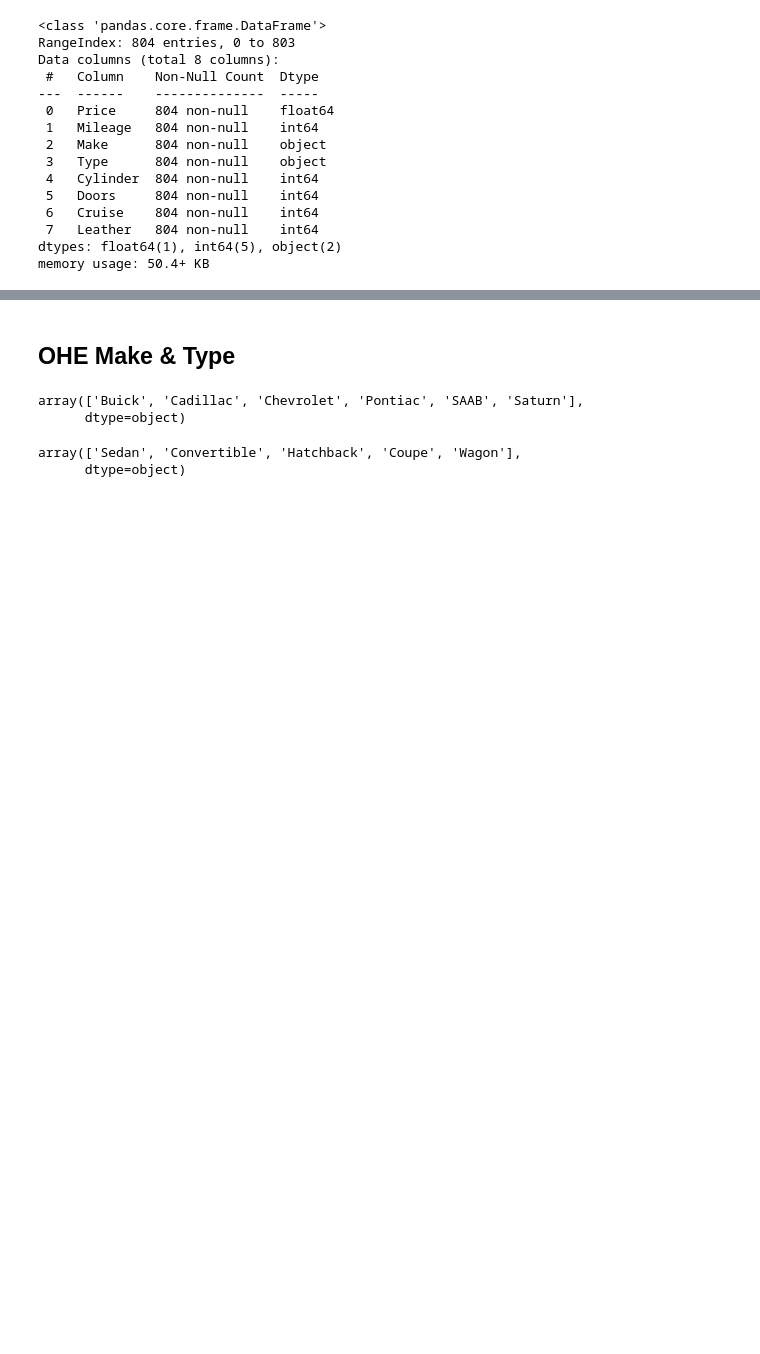
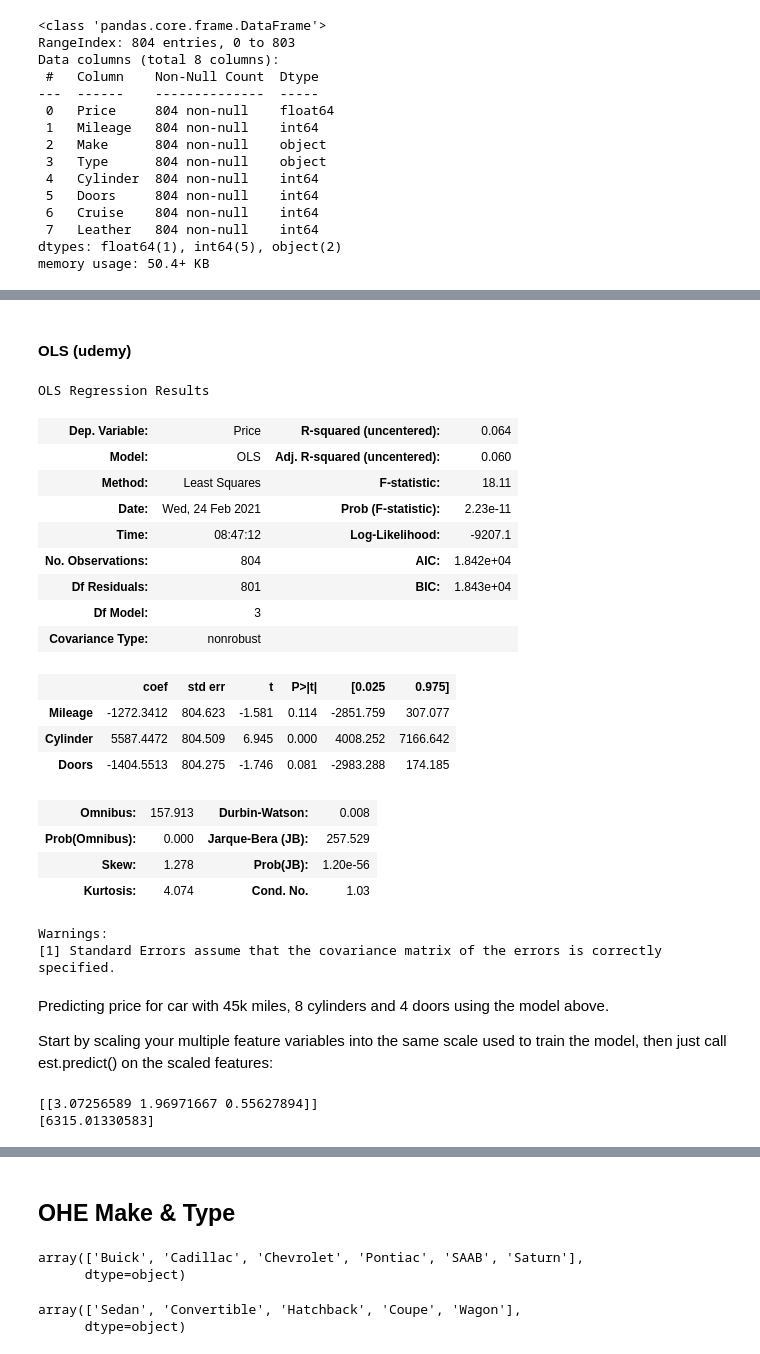
Before and after one commit to Ozxahmed/ML_DS_DL_Udemy_Course, a Jupyter notebook: s3_predictive_models.ipynb, the cells around one changed output, grey strips where cells are left out. Cells and saved outputs as stored; diff of their text form; code cells hidden in the pictures; blank space fills up the shorter version.

```diff
--- a/s3_predictive_models.ipynb
+++ b/s3_predictive_models.ipynb
@@ -419,0 +442,54 @@ memory usage: 50.4+ KB
+# %% [markdown]
+#### OLS (udemy)
+# %%
+# define feature and target variables
+X = carsLinreg_df[['Mileage', 'Cylinder', 'Doors']]
+y = carsLinreg_df[['Price']]
+
+# scale features
+ss = StandardScaler()
+X_ss = pd.DataFrame(ss.fit_transform(X),
+                    index= X.index,
+                    columns= X.columns)
+# X_ss
+
+# linrig
+model_OLS = sm.OLS(y, X_ss).fit()
+model_OLS.summary()
+# %% [output]
+OLS Regression Results
+| Dep. Variable: | Price | R-squared (uncentered): | 0.064 |
+| Model: | OLS | Adj. R-squared (uncentered): | 0.060 |
+| Method: | Least Squares | F-statistic: | 18.11 |
+| Date: | Wed, 24 Feb 2021 | Prob (F-statistic): | 2.23e-11 |
+| Time: | 08:47:12 | Log-Likelihood: | -9207.1 |
+| No. Observations: | 804 | AIC: | 1.842e+04 |
+| Df Residuals: | 801 | BIC: | 1.843e+04 |
+| Df Model: | 3 |  |  |
+| Covariance Type: | nonrobust |  |  |
+|  | coef | std err | t | P>|t| | [0.025 | 0.975] |
+| Mileage | -1272.3412 | 804.623 | -1.581 | 0.114 | -2851.759 | 307.077 |
+| Cylinder | 5587.4472 | 804.509 | 6.945 | 0.000 | 4008.252 | 7166.642 |
+| Doors | -1404.5513 | 804.275 | -1.746 | 0.081 | -2983.288 | 174.185 |
+| Omnibus: | 157.913 | Durbin-Watson: | 0.008 |
+| Prob(Omnibus): | 0.000 | Jarque-Bera (JB): | 257.529 |
+| Skew: | 1.278 | Prob(JB): | 1.20e-56 |
+| Kurtosis: | 4.074 | Cond. No. | 1.03 |
+Warnings:
+[1] Standard Errors assume that the covariance matrix of the errors is correctly specified.
+# %% [markdown]
+Predicting price for car with 45k miles, 8 cylinders and 4 doors using the model above.
+
+Start by scaling your multiple feature variables into the same scale used to train the model, then just call est.predict() on the scaled features:
+# %%
+# scaling the values we're trying to predict from against the scaled values of our model above
+scaledPredicting = ss.transform([[45000, 8, 4]])
+
+# predicting based on the scaled values we defined in the previous line above
+OLS_prediction = model_OLS.predict(scaledPredicting[0])
+
+print(scaledPredicting)
+print(OLS_prediction)
+# %% [output]
+[[3.07256589 1.96971667 0.55627894]]
+[6315.01330583]
```
Also changed, not shown: parts of 18 cells of this notebook.
